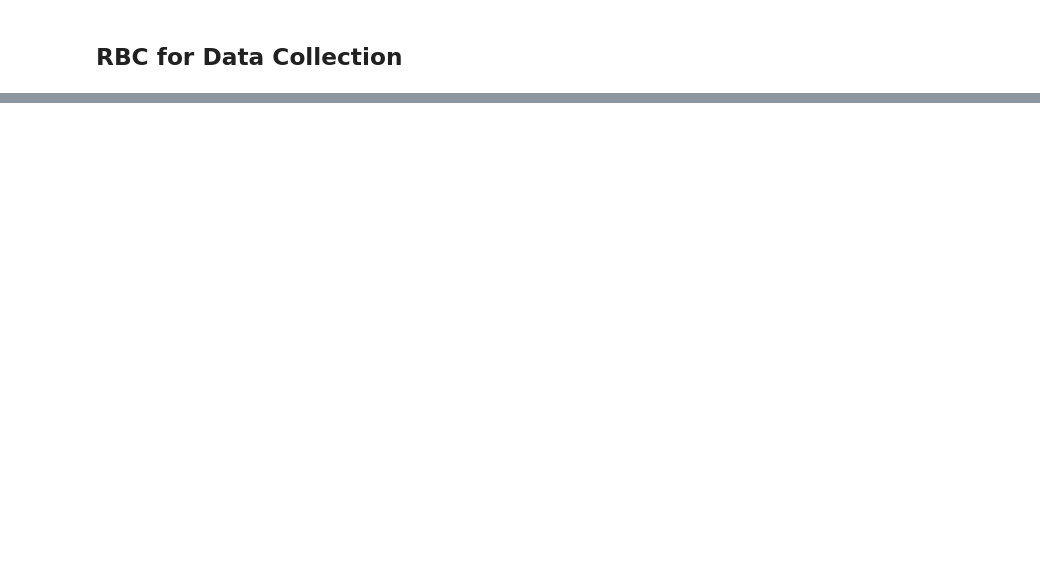
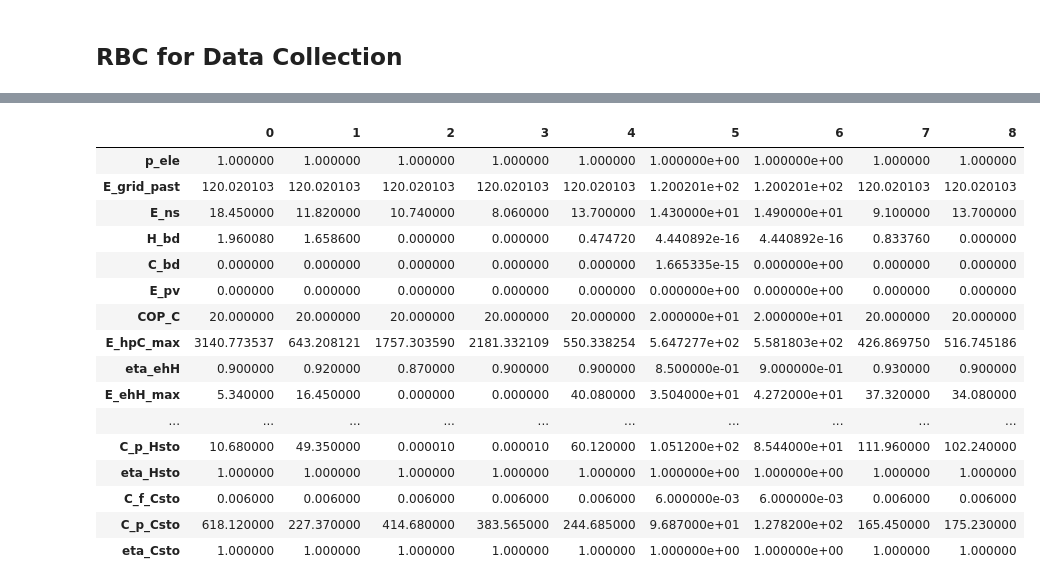
Before and after one commit to QasimWani/ZOiRL, a Jupyter notebook: implicit_agent.ipynb, the cells around one changed output, grey strips where cells are left out. Cells and saved outputs as stored; diff of their text form; code cells hidden in the pictures; blank space fills up the shorter version.

```diff
--- a/implicit_agent.ipynb
+++ b/implicit_agent.ipynb
@@ -160,17 +161,17 @@ def convert_to_numpy(params:dict):
 def create_random_data(data:dict):
     """ Creates random data drawn from Gaussian. """
     for key in data:
-        data[key] = np.random.random(size=data[key].shape)
+        data[key] = np.clip(np.random.random(size=data[key].shape), 0, 1)
     return data
 # %%
-def get_actions(T, data:dict, t, debug=False):
+def get_actions(data:dict, t, debug=False, apply_seed=False):
     """ Runs Optim for all 9 buildings per hour. """
     convert_to_numpy(data)
+    data = create_random_data(deepcopy(data)) if apply_seed else deepcopy(data)
+    if debug:
+        return [Optim(t, data, i, actions_spaces[i].shape[0]) for i in range(9)]
 
-    if debug:
-        return [Optim(T, t, data, i) for i in range(9)]
-
-    return [Optim(T, t, data, i).solve(actions_spaces[i].shape[0]) for i in range(9)]
+    return [Optim(t, data, i, actions_spaces[i].shape[0]).solve(debug) for i in range(9)]
 # %%
 class Optim:
     """ Define Differential Optimization framework for CL. """
@@ -386,8 +421,9 @@ while not done and t_idx < 168:
     else:
         #running optimization per 24 hours.
         data_est = estimate_data(deepcopy(env), agents, state, deepcopy(data), indx_hour, t_idx) #adaptive-perhour
-        action = get_actions(24, data_est, t_idx % 24 + 1) #runs optimization per hour.
-        next_state, rewards, done, _ = env.step(action)
+        action = get_actions(data_est, t_idx % 24 + 1) #runs optimization per hour.
+        print(action)
+        #next_state, rewards, done, _ = env.step(action)
 
     state = next_state
 
@@ -427,0 +457,8 @@ debug[0].solve(3)
+# %%
+t_test = 17
+bd_debug = []
+row_ind = []
+for key in data.keys():
+    if len(data[key]) > 2:
+        row_ind.append(key)
+        bd_debug.append(data[key][t_test])
@@ -428,3 +477,23 @@ debug[0].solve(3)
+# %%
+pd.DataFrame(bd_debug, index=row_ind)
+# %% [output]
+|  | 0 | 1 | 2 | 3 | 4 | 5 | 6 | 7 | 8 |
+| p_ele | 1.000000 | 1.000000 | 1.000000 | 1.000000 | 1.000000 | 1.000000e+00 | 1.000000e+00 | 1.000000 | 1.000000 |
+| E_grid_past | 120.020103 | 120.020103 | 120.020103 | 120.020103 | 120.020103 | 1.200201e+02 | 1.200201e+02 | 120.020103 | 120.020103 |
+| E_ns | 18.450000 | 11.820000 | 10.740000 | 8.060000 | 13.700000 | 1.430000e+01 | 1.490000e+01 | 9.100000 | 13.700000 |
+| H_bd | 1.960080 | 1.658600 | 0.000000 | 0.000000 | 0.474720 | 4.440892e-16 | 4.440892e-16 | 0.833760 | 0.000000 |
+| C_bd | 0.000000 | 0.000000 | 0.000000 | 0.000000 | 0.000000 | 1.665335e-15 | 0.000000e+00 | 0.000000 | 0.000000 |
+| E_pv | 0.000000 | 0.000000 | 0.000000 | 0.000000 | 0.000000 | 0.000000e+00 | 0.000000e+00 | 0.000000 | 0.000000 |
+| COP_C | 20.000000 | 20.000000 | 20.000000 | 20.000000 | 20.000000 | 2.000000e+01 | 2.000000e+01 | 20.000000 | 20.000000 |
+| E_hpC_max | 3140.773537 | 643.208121 | 1757.303590 | 2181.332109 | 550.338254 | 5.647277e+02 | 5.581803e+02 | 426.869750 | 516.745186 |
+| eta_ehH | 0.900000 | 0.920000 | 0.870000 | 0.900000 | 0.900000 | 8.500000e-01 | 9.000000e-01 | 0.930000 | 0.900000 |
+| E_ehH_max | 5.340000 | 16.450000 | 0.000000 | 0.000000 | 40.080000 | 3.504000e+01 | 4.272000e+01 | 37.320000 | 34.080000 |
+| ... | ... | ... | ... | ... | ... | ... | ... | ... | ... |
+| C_p_Hsto | 10.680000 | 49.350000 | 0.000010 | 0.000010 | 60.120000 | 1.051200e+02 | 8.544000e+01 | 111.960000 | 102.240000 |
+| eta_Hsto | 1.000000 | 1.000000 | 1.000000 | 1.000000 | 1.000000 | 1.000000e+00 | 1.000000e+00 | 1.000000 | 1.000000 |
+| C_f_Csto | 0.006000 | 0.006000 | 0.006000 | 0.006000 | 0.006000 | 6.000000e-03 | 6.000000e-03 | 0.006000 | 0.006000 |
+| C_p_Csto | 618.120000 | 227.370000 | 414.680000 | 383.565000 | 244.685000 | 9.687000e+01 | 1.278200e+02 | 165.450000 | 175.230000 |
+| eta_Csto | 1.000000 | 1.000000 | 1.000000 | 1.000000 | 1.000000 | 1.000000e+00 | 1.000000e+00 | 1.000000 | 1.000000 |
 # %%
 basic_agent_cost = env.cost()
 # %%
```
Also changed, not shown: parts of 8 cells of this notebook.
